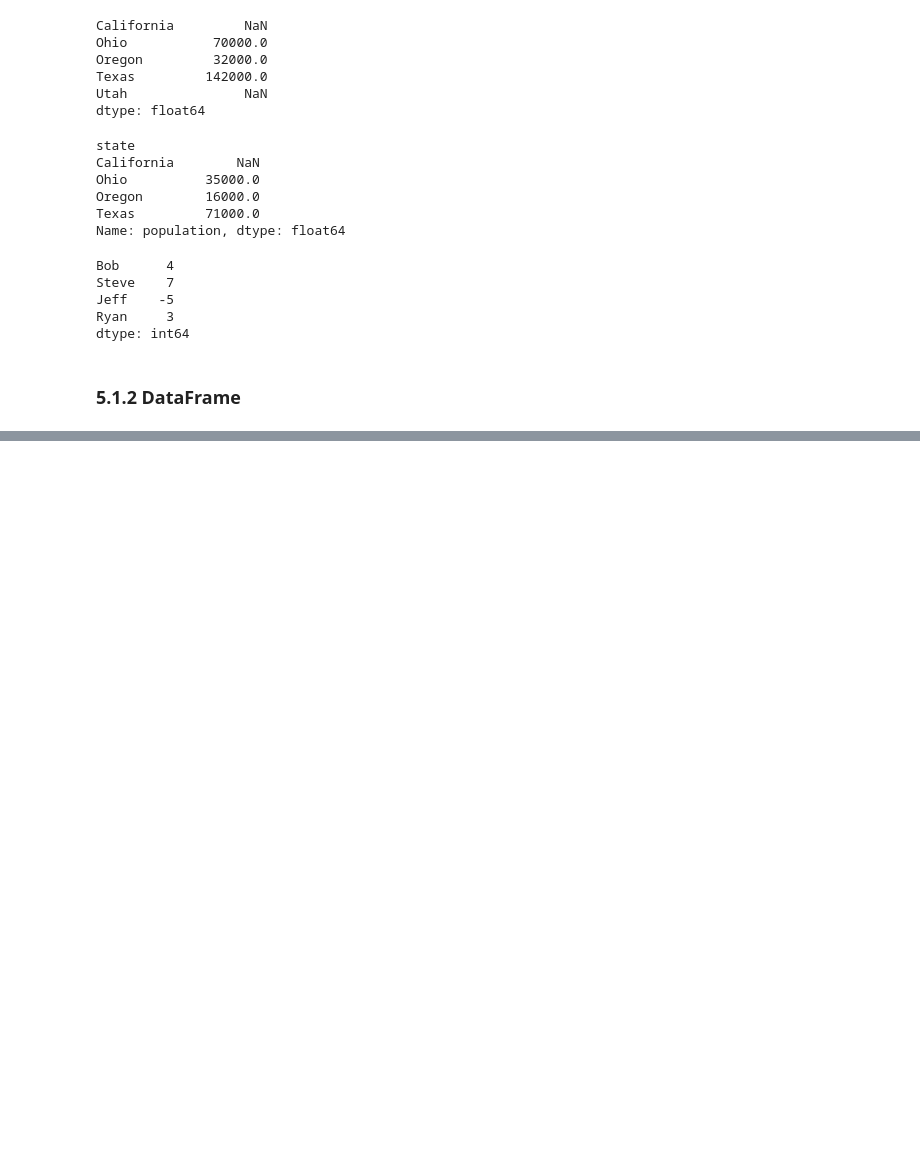
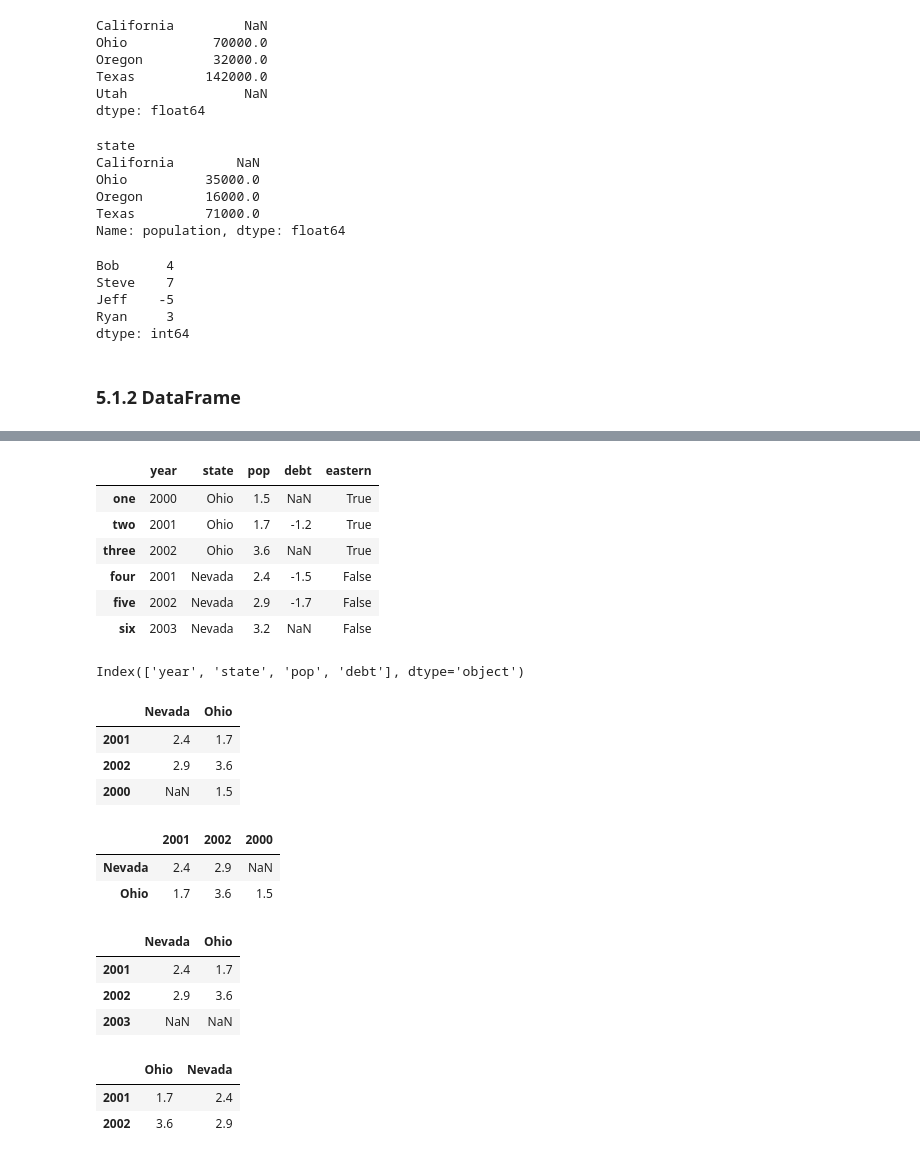
Before and after one commit to kec0130/Python-for-Data-Analysis, a Jupyter notebook: ch05.ipynb, the cells around one changed output, grey strips where cells are left out. Cells and saved outputs as stored; diff of their text form; code cells hidden in the pictures; blank space fills up the shorter version.

```diff
--- a/ch05.ipynb
+++ b/ch05.ipynb
@@ -166,0 +201,4 @@ dtype: int64
+# %%
+frame2 = pd.DataFrame(data, columns=['year', 'state', 'pop', 'debt'],
+                      index=['one', 'two', 'three', 'four', 'five', 'six'])
+frame2  # 딕셔너리에 없는 값은 결측치로 채워짐
@@ -166,0 +245,3 @@ dtype: int64
+# %%
+frame2['debt'] = 16.5  # 컬럼에 스칼라 값 대입
+frame2
@@ -166,0 +256,3 @@ dtype: int64
+# %%
+frame2['debt'] = np.arange(6.)  # 컬럼에 배열 대입
+frame2
@@ -166,0 +267,4 @@ dtype: int64
+# %%
+val = pd.Series([-1.2, -1.5, -1.7], index=['two', 'four', 'five'])
+frame2['debt'] = val  # 컬럼에 시리즈를 대입하면 인덱스에 따라 값이 대입됨
+frame2
@@ -166,0 +279,47 @@ dtype: int64
+# %%
+frame2['eastern'] = frame2.state == 'Ohio'  # 새로운 컬럼 생성
+frame2
+# %% [output]
+|  | year | state | pop | debt | eastern |
+| one | 2000 | Ohio | 1.5 | NaN | True |
+| two | 2001 | Ohio | 1.7 | -1.2 | True |
+| three | 2002 | Ohio | 3.6 | NaN | True |
+| four | 2001 | Nevada | 2.4 | -1.5 | False |
+| five | 2002 | Nevada | 2.9 | -1.7 | False |
+| six | 2003 | Nevada | 3.2 | NaN | False |
+# %%
+del frame2['eastern']  # 컬럼 삭제
+frame2.columns
+# %% [output]
+Index(['year', 'state', 'pop', 'debt'], dtype='object')
+# %%
+pop = {'Nevada': {2001: 2.4, 2002: 2.9},           # 중첩된 딕셔너리로 데이터프레임 생성
+       'Ohio': {2000: 1.5, 2001: 1.7, 2002: 3.6}}  # 바깥쪽 키는 컬럼, 안쪽 키는 로우가 됨
+frame3 = pd.DataFrame(pop)
+frame3
+# %% [output]
+|  | Nevada | Ohio |
+| 2001 | 2.4 | 1.7 |
+| 2002 | 2.9 | 3.6 |
+| 2000 | NaN | 1.5 |
+# %%
+frame3.T  # 데이터프레임 전치
+# %% [output]
+|  | 2001 | 2002 | 2000 |
+| Nevada | 2.4 | 2.9 | NaN |
+| Ohio | 1.7 | 3.6 | 1.5 |
+# %%
+pd.DataFrame(pop, index=[2001, 2002, 2003])  # 인덱스 직접 지정
+# %% [output]
+|  | Nevada | Ohio |
+| 2001 | 2.4 | 1.7 |
+| 2002 | 2.9 | 3.6 |
+| 2003 | NaN | NaN |
+# %%
+pdata = {'Ohio': frame3['Ohio'][:-1],     # 시리즈를 담고 있는 딕셔너리로
+         'Nevada': frame3['Nevada'][:2]}  # 데이터프레임 생성
+pd.DataFrame(pdata)
+# %% [output]
+|  | Ohio | Nevada |
+| 2001 | 1.7 | 2.4 |
+| 2002 | 3.6 | 2.9 |
```
Also changed, not shown: parts of 33 cells of this notebook.
